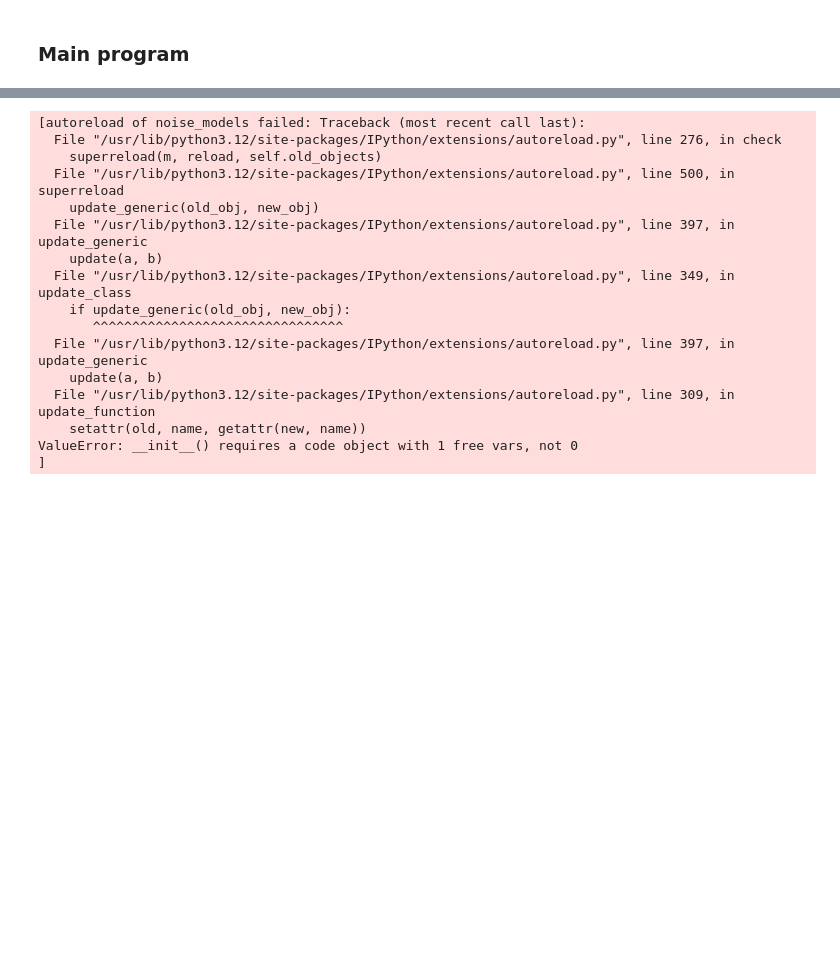
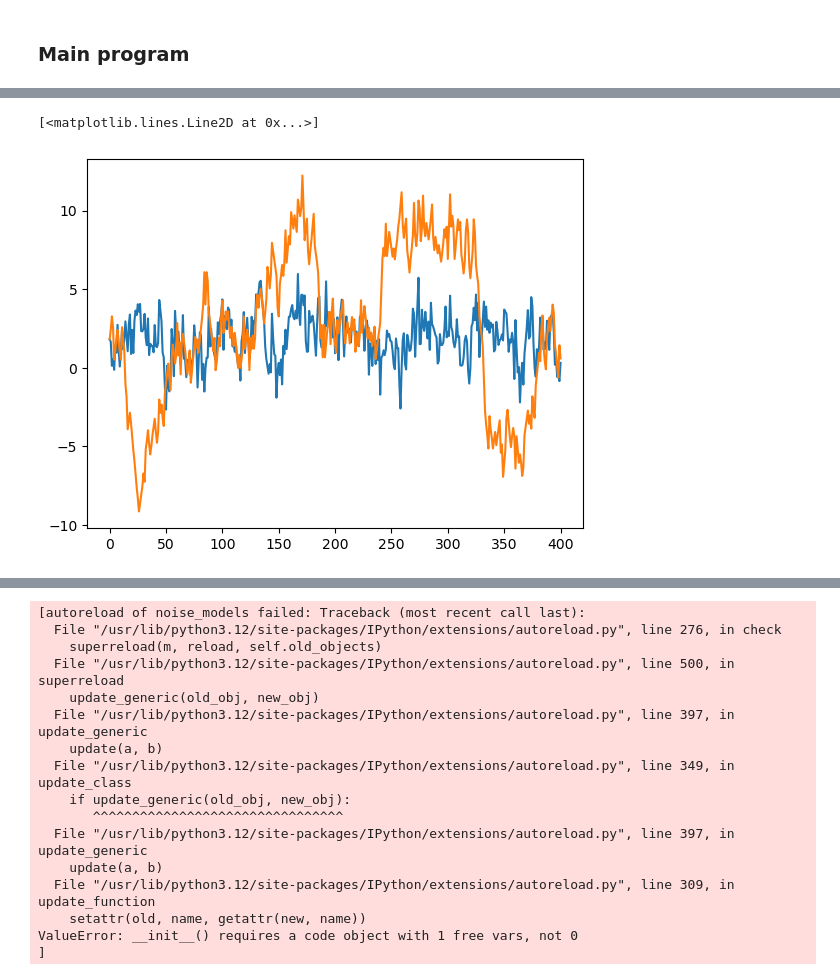
Before and after one commit to quantumJAK/overf-noise-extrapolation, a Jupyter notebook: binary_serach_tracking.ipynb, the cells around one changed output, grey strips where cells are left out. Drawn from its saved outputs; the diff is of its cells as text; code cells hidden in the pictures; blank space fills up the shorter version.

```diff
--- a/binary_serach_tracking.ipynb
+++ b/binary_serach_tracking.ipynb
@@ -210 +266,7 @@ IndexError: index 2 is out of bounds for axis 0 with size 2
+# %%
+plt.plot(om_real[0][0])
+plt.plot(om_est[0][0])
+# %% [output]
+[<matplotlib.lines.Line2D at 0x...>]
+[figure, added]
 # %%
```
Also changed, not shown: parts of 12 cells of this notebook.
